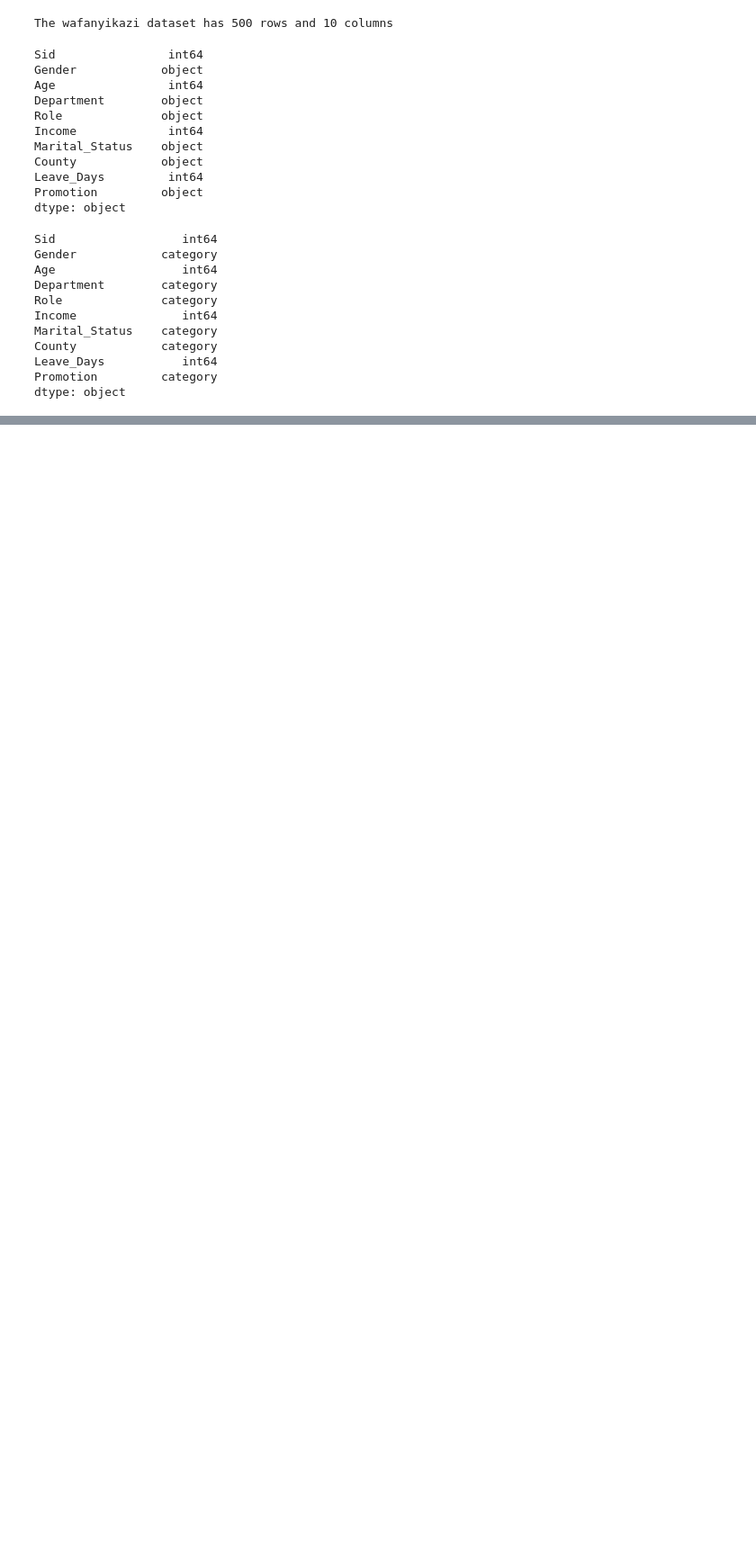
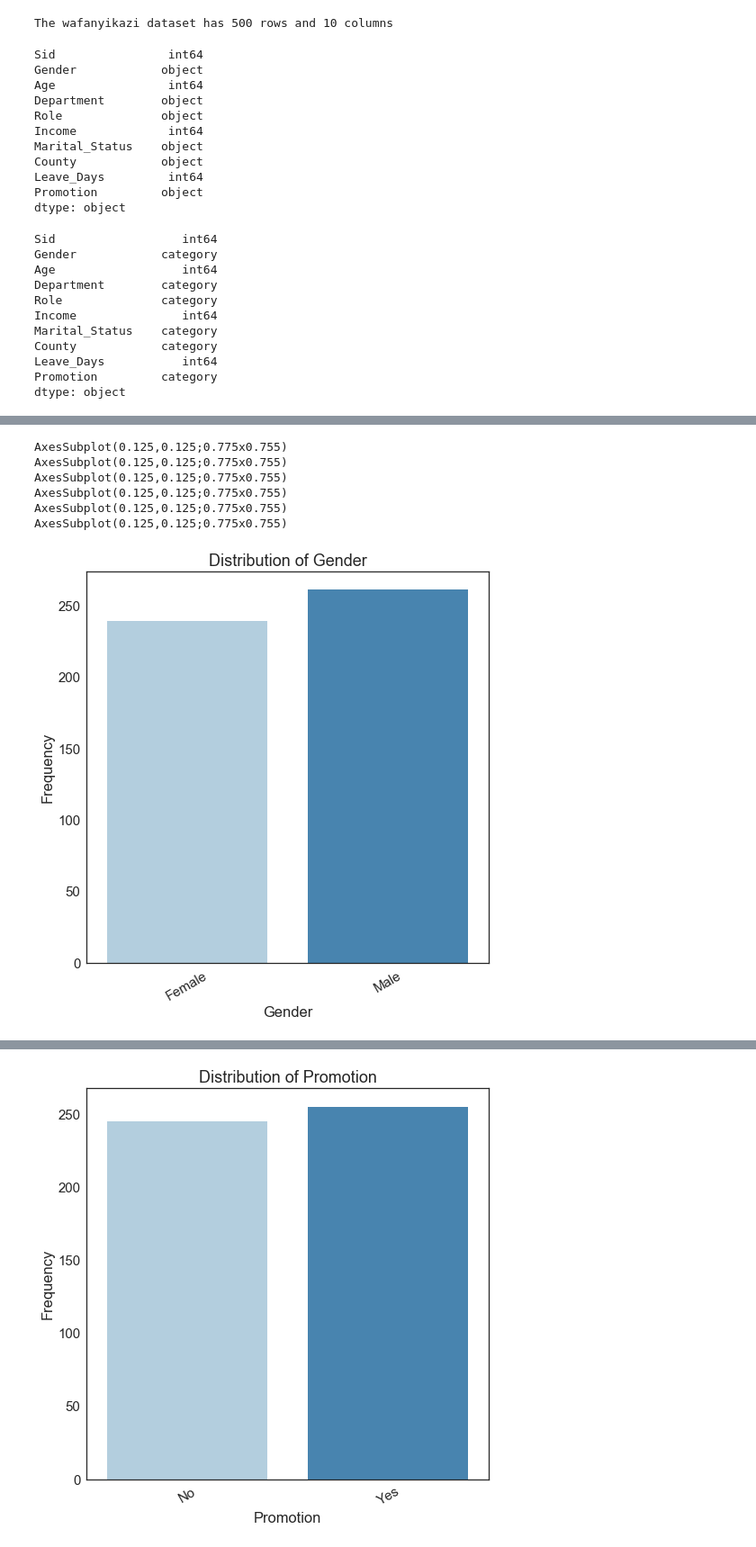
Before and after one commit to Shelmith-Kariuki/python, a Jupyter notebook: 9. Wafanyikazi Employees Analysis.ipynb, the cells around one changed output, grey strips where cells are left out. Shown at 90% size. Saved outputs shown, nothing was run; the diff lists cells and outputs as text; code cells hidden in the pictures; blank space fills up the shorter version.

Commit message:
Plotting graphs of the wafanyikazi project using seaborn and functions

```diff
--- a/9. Wafanyikazi Employees Analysis.ipynb
+++ b/9. Wafanyikazi Employees Analysis.ipynb
@@ -97,0 +149,16 @@ dtype: object
+# %%
+for var in ["Gender","Department","Role","Marital_Status","County","Promotion"]:
+    plt.figure(figsize = (8,8))
+    sns.set(font='sans-serif', font_scale=1.5,style = "white")
+    ax = sns.countplot(x = var,data = wafanyikazi, palette = "Blues")
+    ax.set(title = "Distribution of "+ var,xlabel = var,ylabel = "Frequency")
+    ax.set_xticklabels(ax.get_xticklabels(),rotation = 30)
+    print(ax)
+# %% [output]
+AxesSubplot(0.125,0.125;0.775x0.755)
+AxesSubplot(0.125,0.125;0.775x0.755)
+AxesSubplot(0.125,0.125;0.775x0.755)
+AxesSubplot(0.125,0.125;0.775x0.755)
+AxesSubplot(0.125,0.125;0.775x0.755)
+AxesSubplot(0.125,0.125;0.775x0.755)
+[figure, added]
@@ -97,0 +169 @@ dtype: object
+[figure, added]
```
Also changed, not shown: parts of 9 cells of this notebook.
